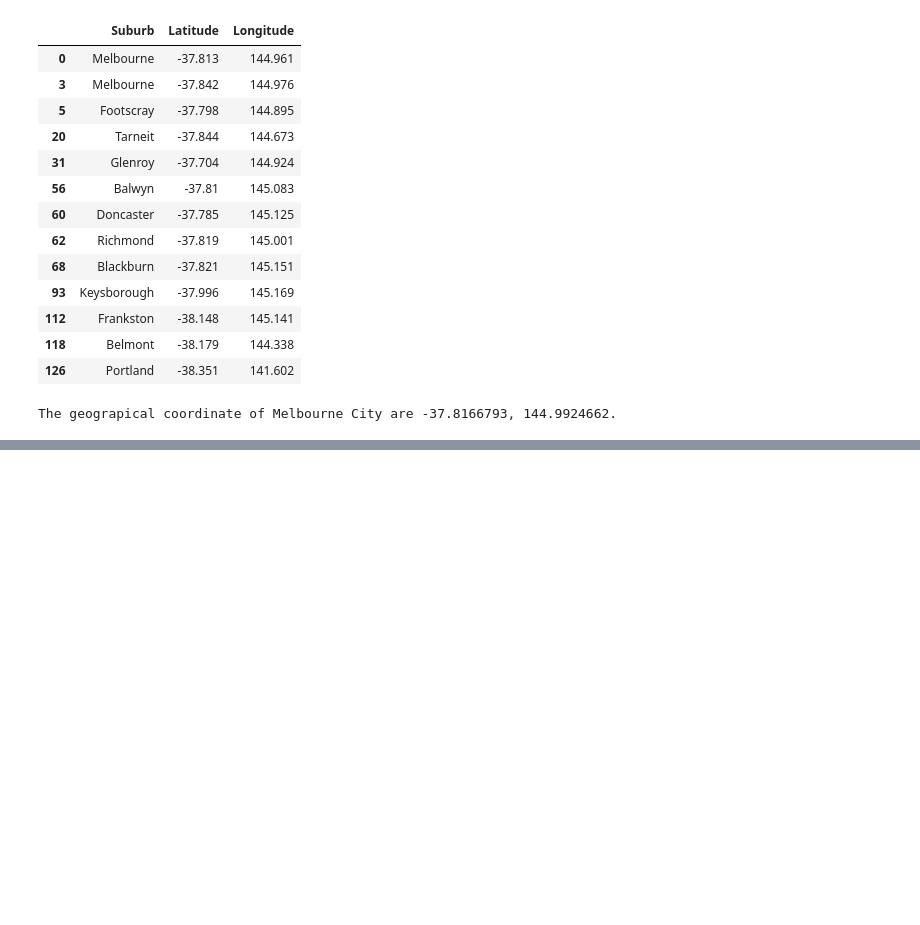
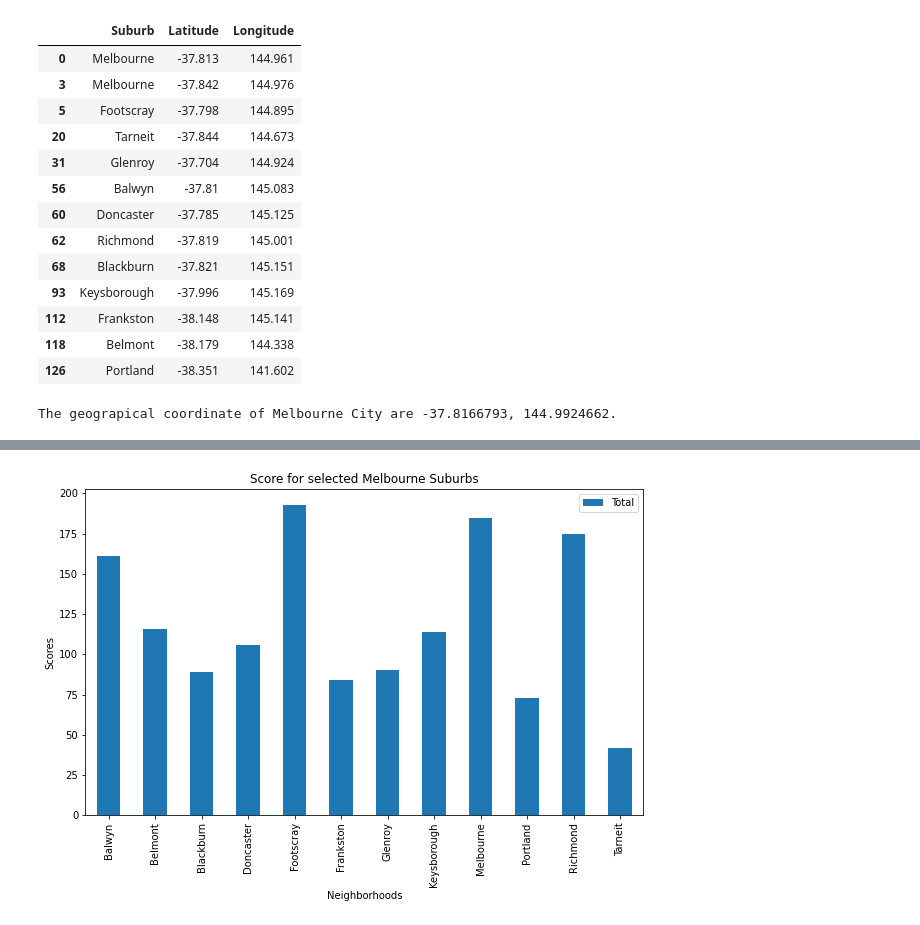
Before and after one commit to nikki-wong/coursera-capstone-project, a Jupyter notebook: Final Capstone Project 2.ipynb, the cells around one changed output, grey strips where cells are left out. Drawn from its saved outputs; the diff is of its cells as text; code cells hidden in the pictures; blank space fills up the shorter version.

```diff
--- a/Final Capstone Project 2.ipynb
+++ b/Final Capstone Project 2.ipynb
@@ -967,0 +1013,3 @@ neighborhoods_venues_sorted
+# %%
+neighborhoods_venues_sorted['Total'] = neighborhoods_venues_sorted.sum(axis=1)
+neighborhoods_venues_sorted
@@ -967,0 +1030,4 @@ neighborhoods_venues_sorted
+# %%
+neighborhoods_scores=neighborhoods_venues_sorted[['Neighborhood','Total']].copy()
+neighborhoods_scores.set_index('Neighborhood', inplace=True)
+neighborhoods_scores
@@ -967,0 +1054,10 @@ neighborhoods_venues_sorted
+# %%
+neighborhoods_scores.plot(kind='bar', figsize=(10, 6))
+
+plt.xlabel('Neighborhoods') # add to x-label to the plot
+plt.ylabel('Scores') # add y-label to the plot
+plt.title('Score for selected Melbourne Suburbs') # add title to the plot
+
+plt.show()
+# %% [output]
+[figure, added]
```
Also changed, not shown: parts of 13 cells of this notebook.
